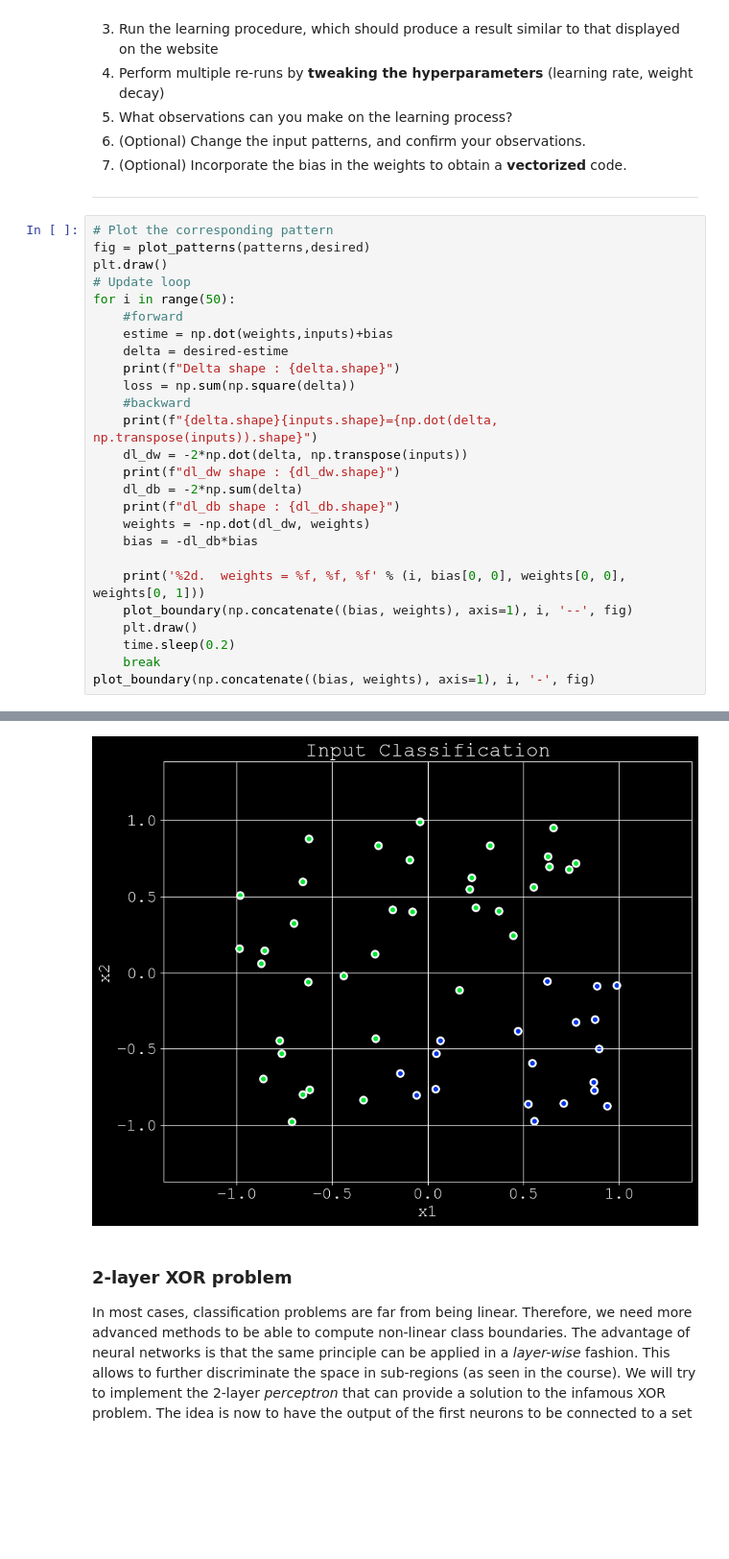
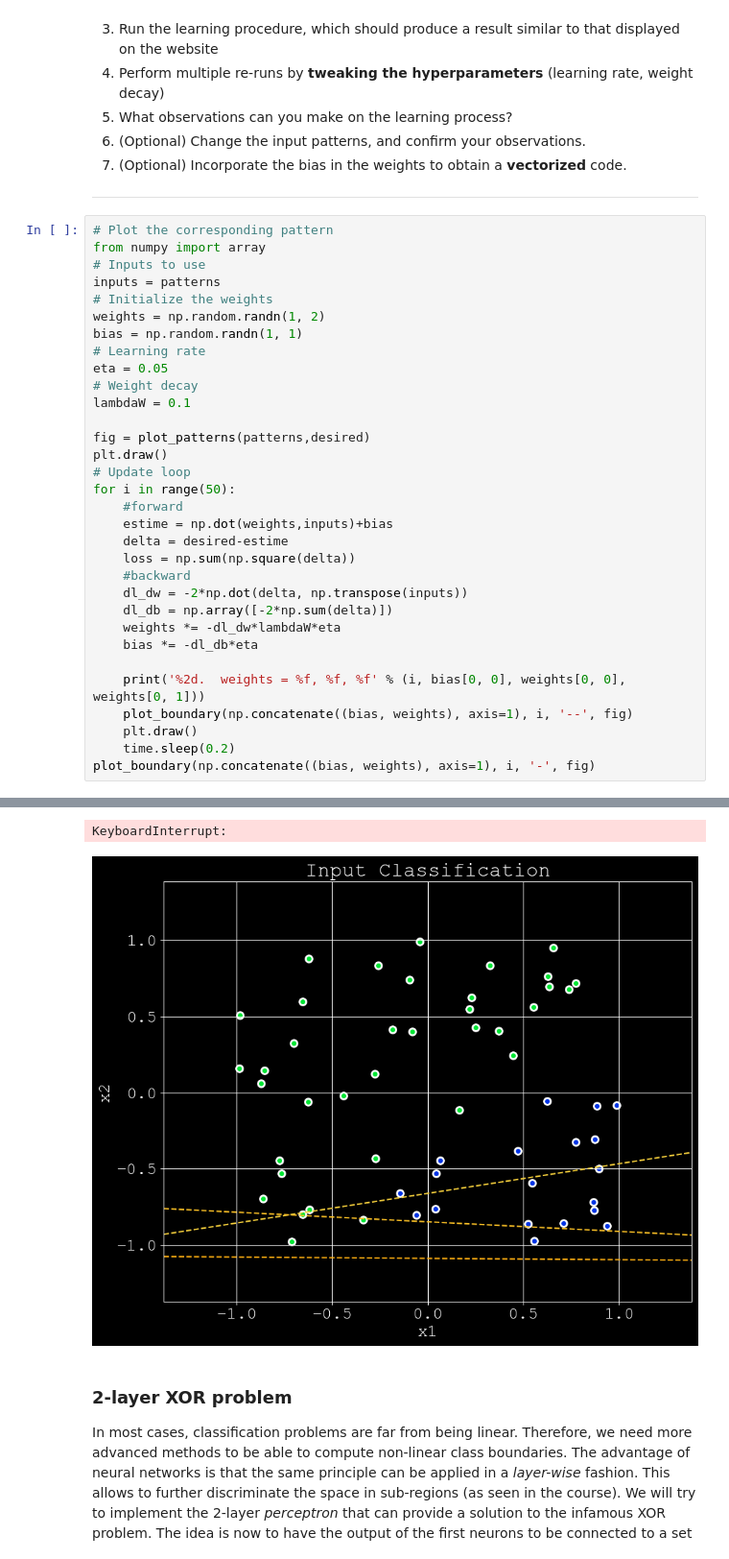
Before and after one commit to LouisLalay/atiam_ml, a Jupyter notebook: 02a_neural_networks.ipynb, the cells around one changed output, grey strips where cells are left out. Shown at 96% size. Drawn from its saved outputs; the diff is of its cells as text; blank space fills up the shorter version.

```diff
--- a/02a_neural_networks.ipynb
+++ b/02a_neural_networks.ipynb
@@ -126,6 +126,17 @@ Now you need to update the following code loop to ensure that your neuron learns
 ***
 # %%
 # Plot the corresponding pattern
+from numpy import array
+# Inputs to use
+inputs = patterns
+# Initialize the weights
+weights = np.random.randn(1, 2)
+bias = np.random.randn(1, 1)
+# Learning rate
+eta = 0.05
+# Weight decay
+lambdaW = 0.1
+
 fig = plot_patterns(patterns,desired)
 plt.draw()
 # Update loop
@@ -133,21 +144,16 @@ for i in range(50):
     #forward
     estime = np.dot(weights,inputs)+bias
     delta = desired-estime
-    print(f"Delta shape : {delta.shape}")
     loss = np.sum(np.square(delta))
     #backward
-    print(f"{delta.shape}{inputs.shape}={np.dot(delta, np.transpose(inputs)).shape}")
     dl_dw = -2*np.dot(delta, np.transpose(inputs))
-    print(f"dl_dw shape : {dl_dw.shape}")
-    dl_db = -2*np.sum(delta)
-    print(f"dl_db shape : {dl_db.shape}")
-    weights = -np.dot(dl_dw, weights)
-    bias = -dl_db*bias
+    dl_db = np.array([-2*np.sum(delta)])
+    weights *= -dl_dw*lambdaW*eta
+    bias *= -dl_db*eta
 
     print('%2d.  weights = %f, %f, %f' % (i, bias[0, 0], weights[0, 0], weights[0, 1]))
     plot_boundary(np.concatenate((bias, weights), axis=1), i, '--', fig)
     plt.draw()
     time.sleep(0.2)
-    break
 plot_boundary(np.concatenate((bias, weights), axis=1), i, '-', fig)
 # %% [output]
@@ -159,4 +172,5 @@ ValueError: shapes (1,2) and (1,2) not aligned: 2 (dim 1) != 1 (dim 0)
+KeyboardInterrupt:
-[figure, old version]
+[figure, new version]
 # %% [markdown]
 ### 2-layer XOR problem
 
```
Also changed, not shown: parts of 1 cell of this notebook.
